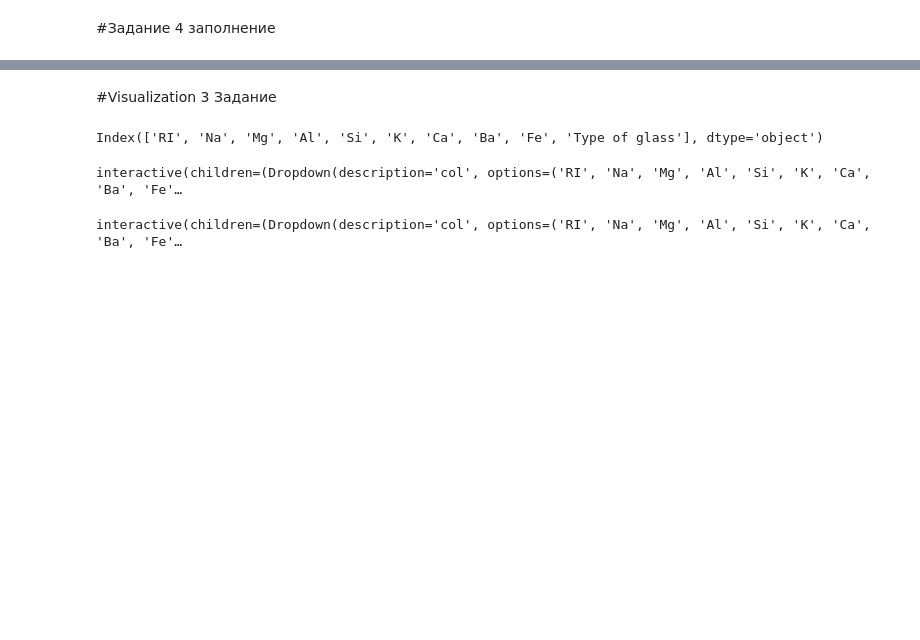
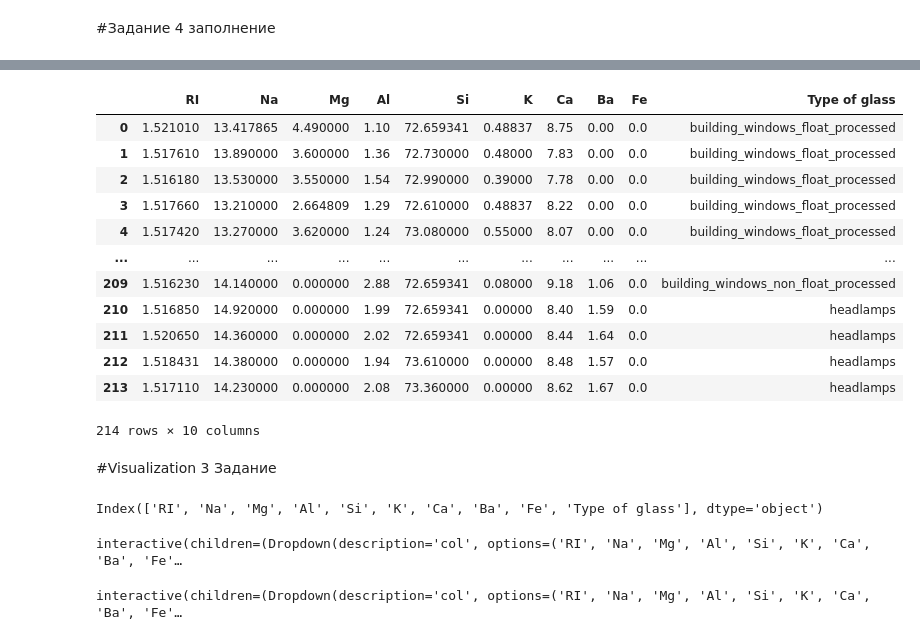
Before and after one commit to Fructum1/Project, a Jupyter notebook: Pet_project.ipynb, the cells around one changed output, grey strips where cells are left out. Saved outputs shown, nothing was run; the diff lists cells and outputs as text; code cells hidden in the pictures; blank space fills up the shorter version.

```diff
--- a/Pet_project.ipynb
+++ b/Pet_project.ipynb
@@ -260,0 +243,5 @@ plt.show()
+# %%
+data.mean()
+data_fillna_mean = data.fillna(data.mean()).copy()
+data_fillna_mean.info()
+data_fillna_mean['Type of glass'].value_counts().index[0]
@@ -260,0 +272,4 @@ plt.show()
+# %%
+data_fillna_mean['Type of glass'].fillna(data_fillna_mean['Type of glass'].value_counts().index[0],
+                                 inplace=True)
+data_fillna_mean.info()
@@ -261,3 +294,19 @@ plt.show()
+# %%
+display(data_fillna_mean)
+# %% [output]
+|  | RI | Na | Mg | Al | Si | K | Ca | Ba | Fe | Type of glass |
+| 0 | 1.521010 | 13.417865 | 4.490000 | 1.10 | 72.659341 | 0.48837 | 8.75 | 0.00 | 0.0 | building_windows_float_processed |
+| 1 | 1.517610 | 13.890000 | 3.600000 | 1.36 | 72.730000 | 0.48000 | 7.83 | 0.00 | 0.0 | building_windows_float_processed |
+| 2 | 1.516180 | 13.530000 | 3.550000 | 1.54 | 72.990000 | 0.39000 | 7.78 | 0.00 | 0.0 | building_windows_float_processed |
+| 3 | 1.517660 | 13.210000 | 2.664809 | 1.29 | 72.610000 | 0.48837 | 8.22 | 0.00 | 0.0 | building_windows_float_processed |
+| 4 | 1.517420 | 13.270000 | 3.620000 | 1.24 | 73.080000 | 0.55000 | 8.07 | 0.00 | 0.0 | building_windows_float_processed |
+| ... | ... | ... | ... | ... | ... | ... | ... | ... | ... | ... |
+| 209 | 1.516230 | 14.140000 | 0.000000 | 2.88 | 72.659341 | 0.08000 | 9.18 | 1.06 | 0.0 | building_windows_non_float_processed |
+| 210 | 1.516850 | 14.920000 | 0.000000 | 1.99 | 72.659341 | 0.00000 | 8.40 | 1.59 | 0.0 | headlamps |
+| 211 | 1.520650 | 14.360000 | 0.000000 | 2.02 | 72.659341 | 0.00000 | 8.44 | 1.64 | 0.0 | headlamps |
+| 212 | 1.518431 | 14.380000 | 0.000000 | 1.94 | 73.610000 | 0.00000 | 8.48 | 1.57 | 0.0 | headlamps |
+| 213 | 1.517110 | 14.230000 | 0.000000 | 2.08 | 73.360000 | 0.00000 | 8.62 | 1.67 | 0.0 | headlamps |
+214 rows × 10 columns
 # %% [markdown]
 #Visualization 3 Задание
 # %%
```
Also changed, not shown: parts of 44 cells of this notebook.
